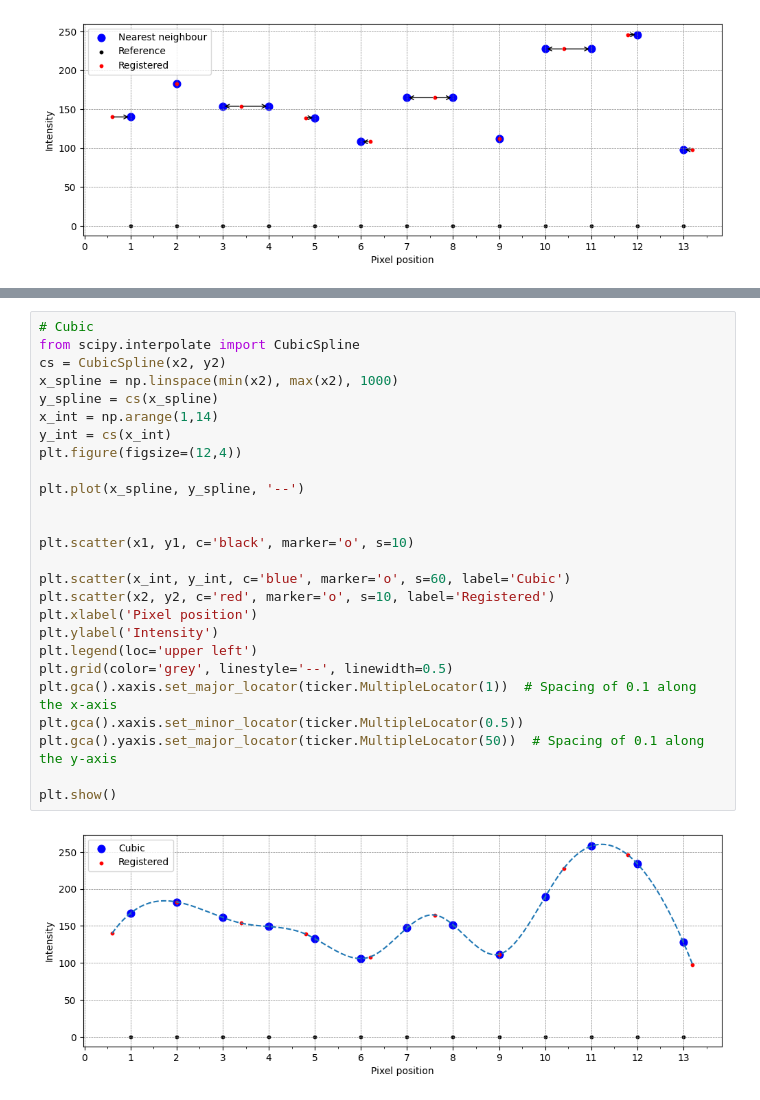
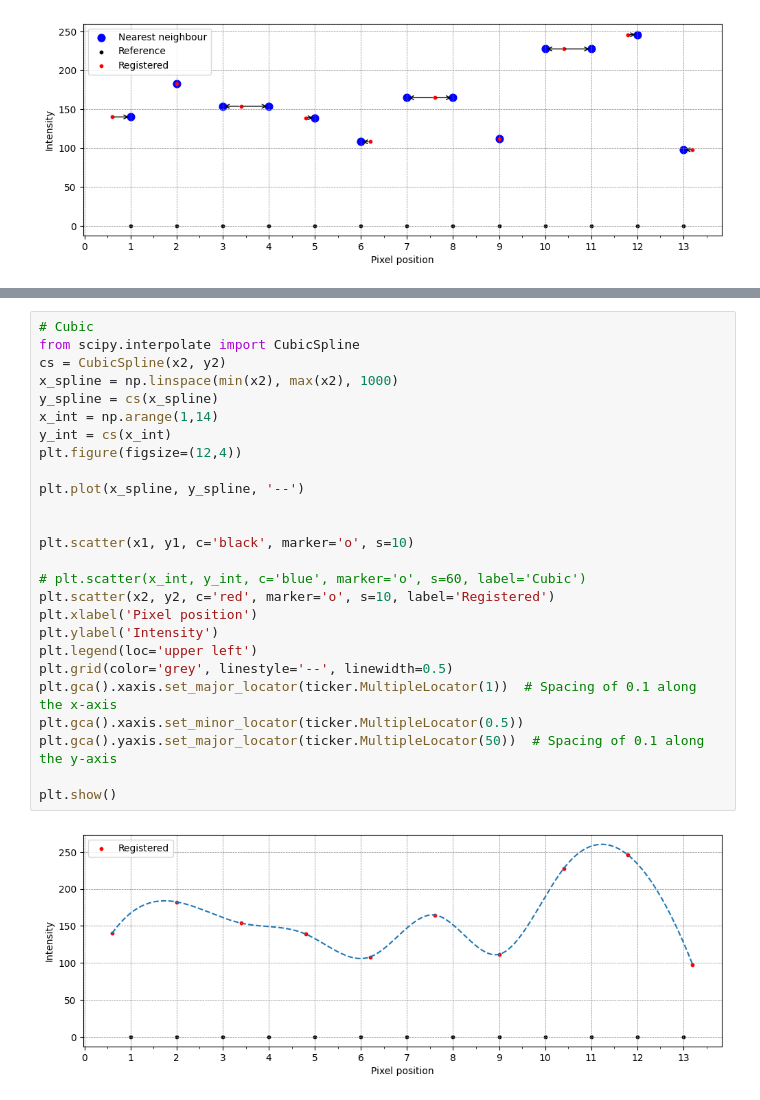
Before and after one commit to tguiot/IIP-animations, a Jupyter notebook: interpolation/interpolation.ipynb, the cells around one changed output, grey strips where cells are left out. Saved outputs shown, nothing was run; the diff lists cells and outputs as text.

```diff
--- a/interpolation/interpolation.ipynb
+++ b/interpolation/interpolation.ipynb
@@ -134,28 +134,28 @@ plt.show()
 # %%
 # Cubic
 from scipy.interpolate import CubicSpline
 cs = CubicSpline(x2, y2)
 x_spline = np.linspace(min(x2), max(x2), 1000)
 y_spline = cs(x_spline)
 x_int = np.arange(1,14)
 y_int = cs(x_int)
 plt.figure(figsize=(12,4))
 
 plt.plot(x_spline, y_spline, '--')
 
 
 plt.scatter(x1, y1, c='black', marker='o', s=10)
 
-plt.scatter(x_int, y_int, c='blue', marker='o', s=60, label='Cubic')
+# plt.scatter(x_int, y_int, c='blue', marker='o', s=60, label='Cubic')
 plt.scatter(x2, y2, c='red', marker='o', s=10, label='Registered')
 plt.xlabel('Pixel position')
 plt.ylabel('Intensity')
 plt.legend(loc='upper left')
 plt.grid(color='grey', linestyle='--', linewidth=0.5)
 plt.gca().xaxis.set_major_locator(ticker.MultipleLocator(1))  # Spacing of 0.1 along the x-axis
 plt.gca().xaxis.set_minor_locator(ticker.MultipleLocator(0.5))
 plt.gca().yaxis.set_major_locator(ticker.MultipleLocator(50))  # Spacing of 0.1 along the y-axis
 
 plt.show()
 # %% [output]
-[figure, old version]
+[figure, new version]
```
Also changed, not shown: parts of 1 cell of this notebook, 6 other files.
